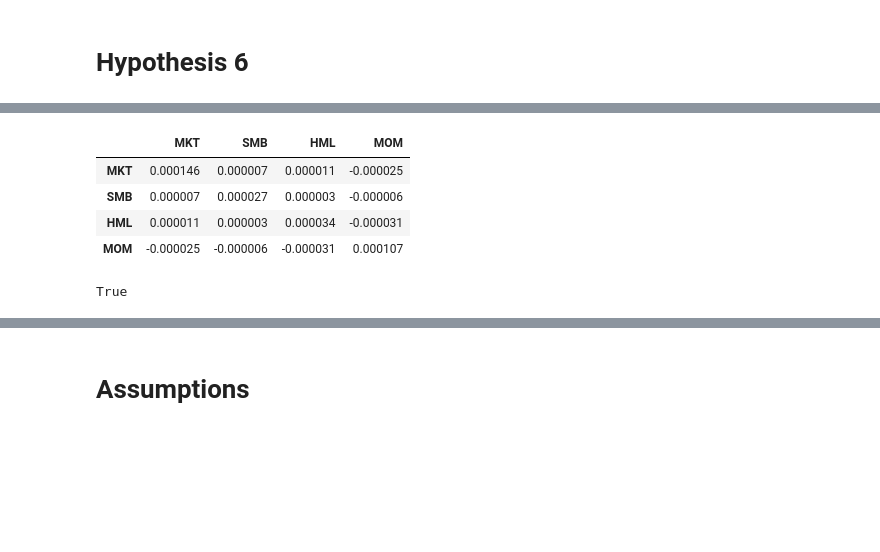
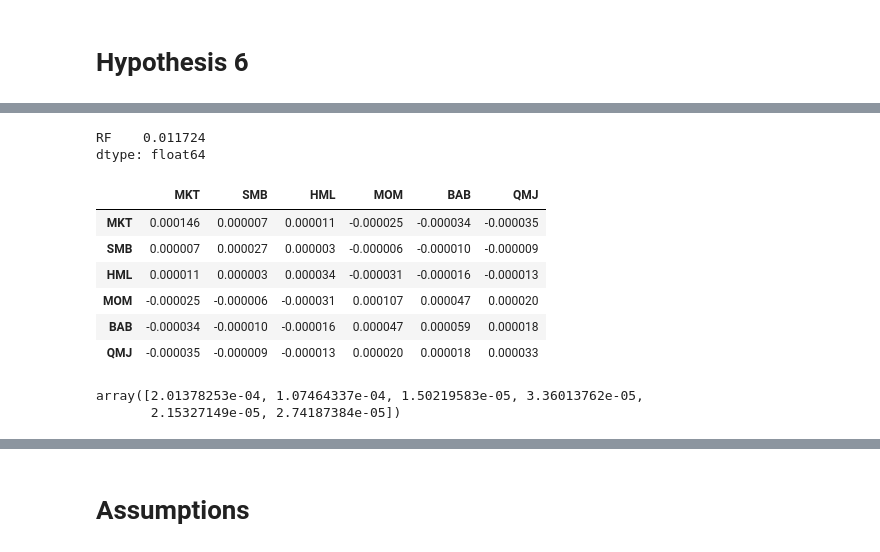
Before and after one commit to AleSandra9/master_thesis, a Jupyter notebook: analysis.ipynb, the cells around one changed output, grey strips where cells are left out. Cells and saved outputs as stored; diff of their text form; code cells hidden in the pictures; blank space fills up the shorter version.

```diff
--- a/analysis.ipynb
+++ b/analysis.ipynb
@@ -3934,0 +4060,7 @@ factors_d=factors_d[1:]
+# %%
+factors = pd.read_csv("/Users/alexandra/Documents/master_thesis/data/factors.csv",index_col='Date',parse_dates=True)
+factors_d = pd.read_csv("/Users/alexandra/Documents/master_thesis/data/factors_d.csv",index_col='Date',parse_dates=True)
+factors=factors.add(rf['RF'],axis=0)
+factors_d=factors_d.add(rf_d['RF'],axis=0)
+factors_d_sub=factors_d.iloc[1:,:]
+factors
@@ -3935,13 +4082,23 @@ factors_d=factors_d[1:]
+# %%
+'''RF annualized'''
+
+rf_y=pf_return_annualized(rf)
+rf_y
+# %% [output]
+RF    0.011724
+dtype: float64
 # %%
 '''Covariance matrix'''
-cov_matrix = factors_d.cov()
+cov_matrix = factors_d_sub.cov()
 cov_matrix
 # %% [output]
-|  | MKT | SMB | HML | MOM |
-| MKT | 0.000146 | 0.000007 | 0.000011 | -0.000025 |
-| SMB | 0.000007 | 0.000027 | 0.000003 | -0.000006 |
-| HML | 0.000011 | 0.000003 | 0.000034 | -0.000031 |
-| MOM | -0.000025 | -0.000006 | -0.000031 | 0.000107 |
+|  | MKT | SMB | HML | MOM | BAB | QMJ |
+| MKT | 0.000146 | 0.000007 | 0.000011 | -0.000025 | -0.000034 | -0.000035 |
+| SMB | 0.000007 | 0.000027 | 0.000003 | -0.000006 | -0.000010 | -0.000009 |
+| HML | 0.000011 | 0.000003 | 0.000034 | -0.000031 | -0.000016 | -0.000013 |
+| MOM | -0.000025 | -0.000006 | -0.000031 | 0.000107 | 0.000047 | 0.000020 |
+| BAB | -0.000034 | -0.000010 | -0.000016 | 0.000047 | 0.000059 | 0.000018 |
+| QMJ | -0.000035 | -0.000009 | -0.000013 | 0.000020 | 0.000018 | 0.000033 |
 # %%
 '''check the covariance matrix for positity and semi-definitness'''
 
@@ -3956,11 +4113,12 @@ def check_positive_semi_definite_eig(matrix: np.ndarray):
         Symmetric, Square matrix.
     """
 
-    return np.all(np.linalg.eigvals(matrix) >= 0)
+    return np.linalg.eigvals(matrix)
 
 check_positive_semi_definite_eig(cov_matrix)
 # %% [output]
-True
+array([2.01378253e-04, 1.07464337e-04, 1.50219583e-05, 3.36013762e-05,
+       2.15327149e-05, 2.74187384e-05])
 # %%
 '''Correlation matrix'''
 
```
Also changed, not shown: parts of 34 cells of this notebook.
